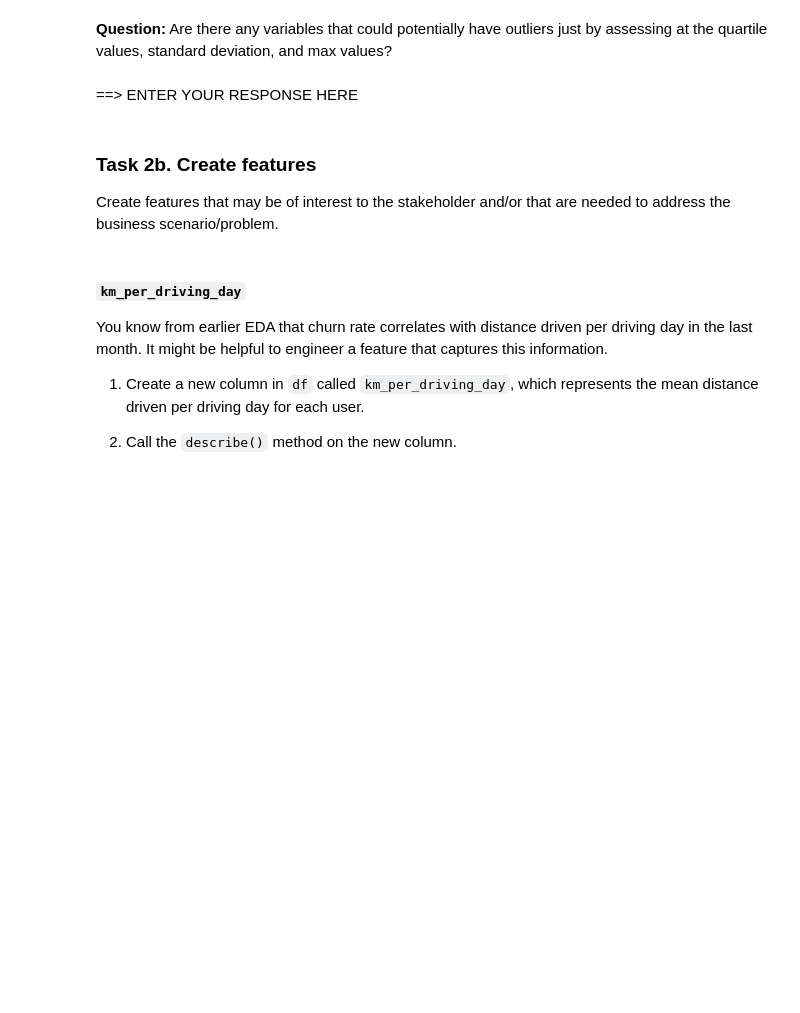
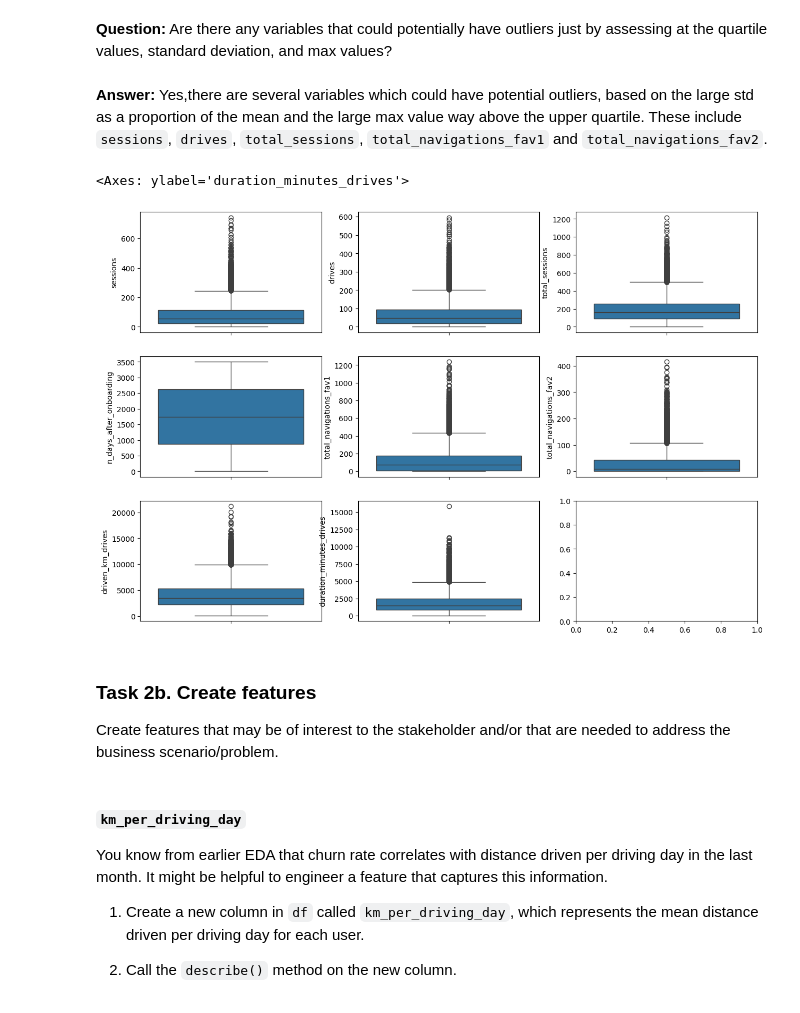
Before and after one commit to dianario/waze-project, a Jupyter notebook: 5_Waze_regression.ipynb, the cells around one changed output. Cells and saved outputs as stored; diff of their text form; code cells hidden in the pictures; blank space fills up the shorter version.

```diff
--- a/5_Waze_regression.ipynb
+++ b/5_Waze_regression.ipynb
@@ -103,0 +125,3 @@ Use `.drop()` to remove the ID column since we don't need this information for y
+# %%
+df = df.drop(columns=['ID'], axis =1)
+df.head()
@@ -112,7 +158,20 @@ Call `.describe()` on the data.
 # %% [markdown]
 **Question:** Are there any variables that could potentially have outliers just by assessing at the quartile values, standard deviation, and max values?
-# %% [markdown]
-==> ENTER YOUR RESPONSE HERE
+# %% [markdown]
+**Answer:** Yes,there are several variables which could have potential outliers, based on the large std as a proportion of the mean and the large max value way above the upper quartile. These include `sessions`, `drives`, `total_sessions`, `total_navigations_fav1` and `total_navigations_fav2`.
+# %%
+fig, axes = plt.subplots(3,3, figsize=(15,10))
+sns.boxplot(df['sessions'], ax=axes[0,0])
+sns.boxplot(df['drives'], ax=axes[0,1])
+sns.boxplot(df['total_sessions'], ax=axes[0,2])
+sns.boxplot(df['n_days_after_onboarding'], ax=axes[1,0])
+sns.boxplot(df['total_navigations_fav1'], ax=axes[1,1])
+sns.boxplot(df['total_navigations_fav2'], ax=axes[1,2])
+sns.boxplot(df['driven_km_drives'], ax=axes[2,0])
+sns.boxplot(df['duration_minutes_drives'], ax=axes[2,1])
+# %% [output]
+<Axes: ylabel='duration_minutes_drives'>
+[figure, added]
 # %% [markdown]
 ### **Task 2b. Create features**
 
```
Also changed, not shown: parts of 24 cells of this notebook.
